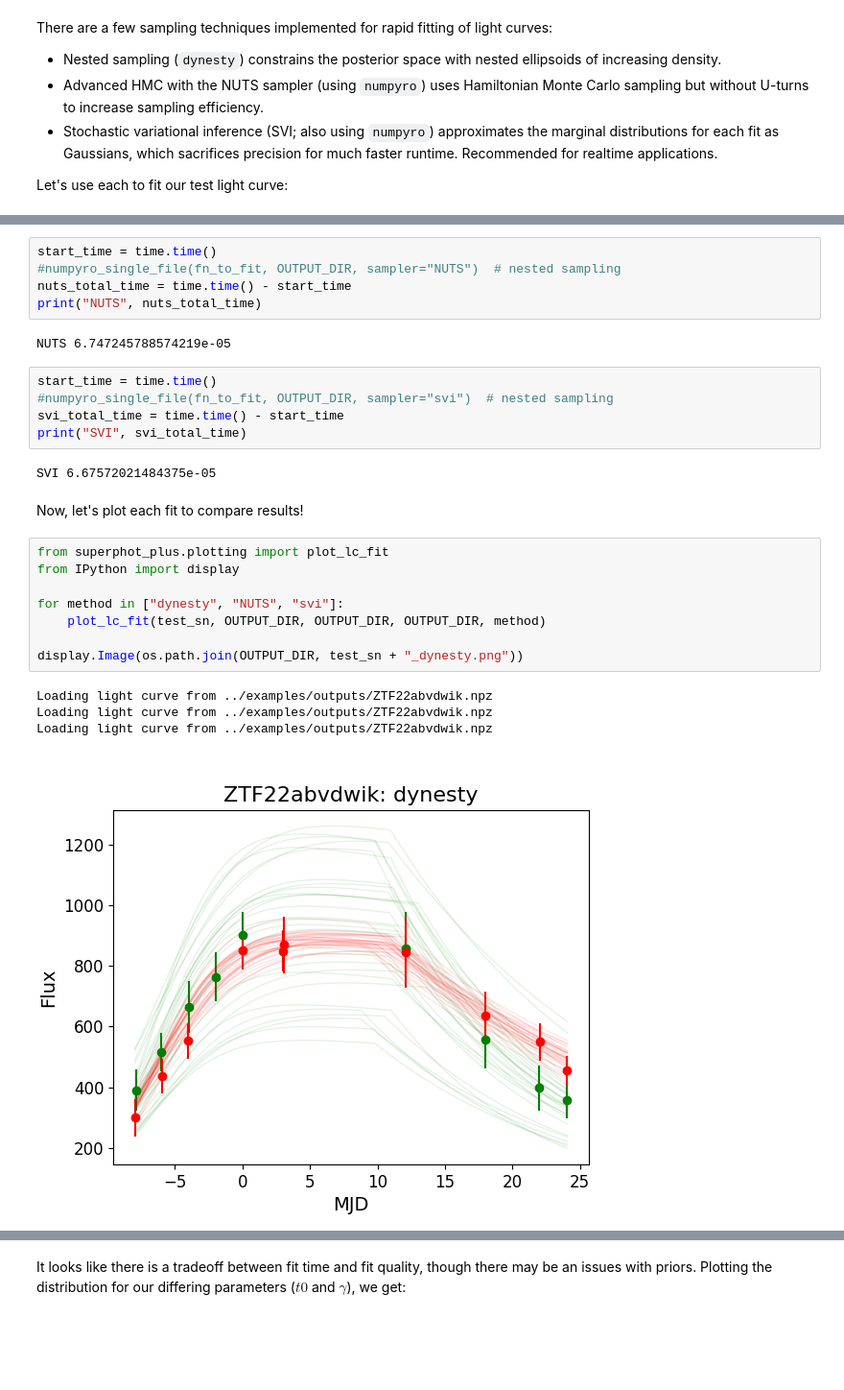
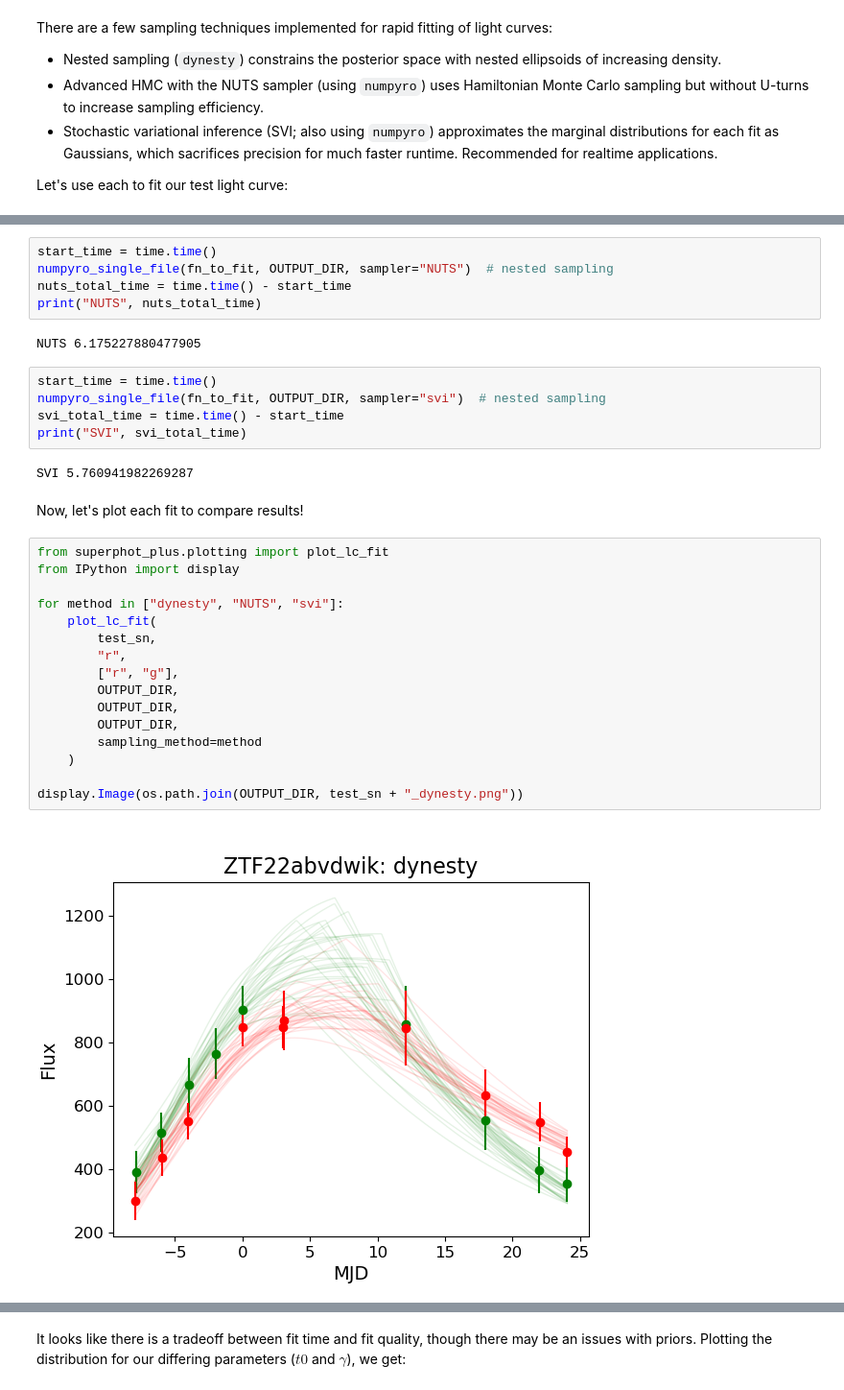
Before and after one commit to VTDA-Group/superphot-plus, a Jupyter notebook: docs/notebooks/tutorial.ipynb, the cells around one changed output, grey strips where cells are left out. Shown at 96% size. Saved outputs shown, nothing was run; the diff lists cells and outputs as text; blank space fills up the shorter version.

```diff
--- a/docs/notebooks/tutorial.ipynb
+++ b/docs/notebooks/tutorial.ipynb
@@ -122,32 +128,37 @@ Nested sampling 5.0067901611328125e-05
 # %%
 start_time = time.time()
-#numpyro_single_file(fn_to_fit, OUTPUT_DIR, sampler="NUTS")  # nested sampling
+numpyro_single_file(fn_to_fit, OUTPUT_DIR, sampler="NUTS")  # nested sampling
 nuts_total_time = time.time() - start_time
 print("NUTS", nuts_total_time)
 # %% [output]
-NUTS 6.747245788574219e-05
+NUTS 6.175227880477905
 # %%
 start_time = time.time()
-#numpyro_single_file(fn_to_fit, OUTPUT_DIR, sampler="svi")  # nested sampling
+numpyro_single_file(fn_to_fit, OUTPUT_DIR, sampler="svi")  # nested sampling
 svi_total_time = time.time() - start_time
 print("SVI", svi_total_time)
 # %% [output]
-SVI 6.67572021484375e-05
+SVI 5.760941982269287
 # %% [markdown]
 Now, let's plot each fit to compare results!
 # %%
 from superphot_plus.plotting import plot_lc_fit
 from IPython import display
 
 for method in ["dynesty", "NUTS", "svi"]:
-    plot_lc_fit(test_sn, OUTPUT_DIR, OUTPUT_DIR, OUTPUT_DIR, method)
+    plot_lc_fit(
+        test_sn,
+        "r",
+        ["r", "g"],
+        OUTPUT_DIR,
+        OUTPUT_DIR,
+        OUTPUT_DIR,
+        sampling_method=method
+    )
 
 display.Image(os.path.join(OUTPUT_DIR, test_sn + "_dynesty.png"))
 # %% [output]
-Loading light curve from ../examples/outputs/ZTF22abvdwik.npz
-Loading light curve from ../examples/outputs/ZTF22abvdwik.npz
-Loading light curve from ../examples/outputs/ZTF22abvdwik.npz
-[figure, old version]
+[figure, new version]
 # %%
 display.Image(os.path.join(OUTPUT_DIR, test_sn + "_NUTS.png"))
 # %% [output]
```
Also changed, not shown: parts of 11 cells of this notebook.
